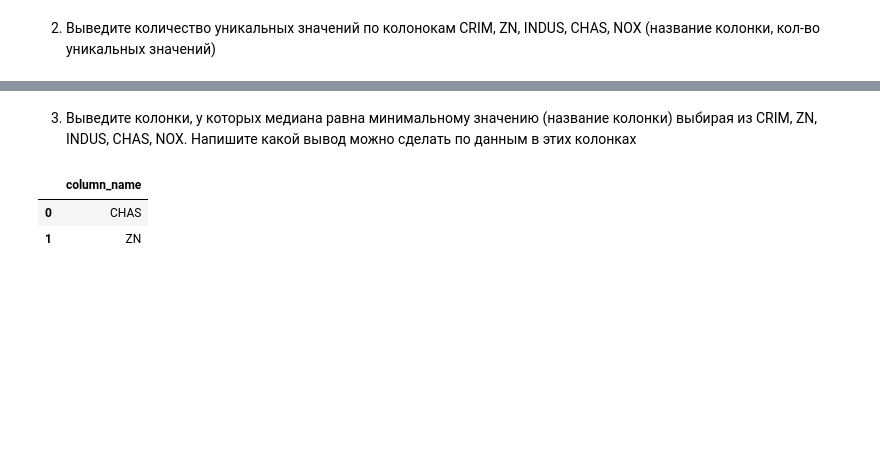
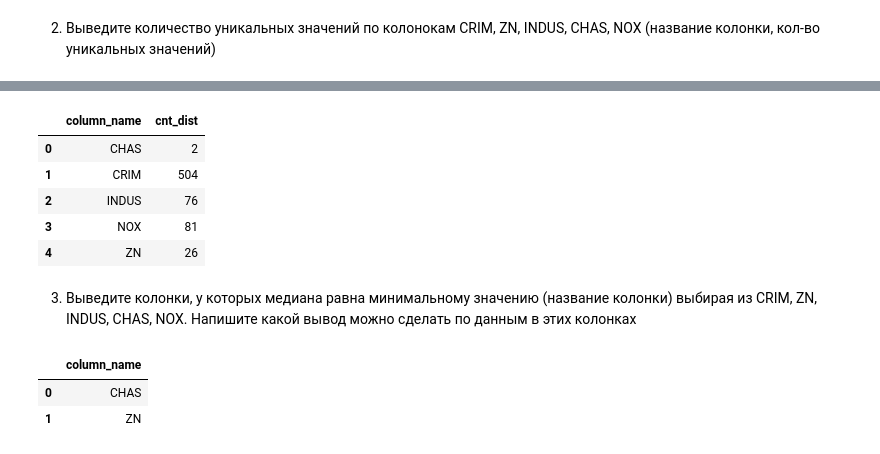
Before and after one commit to AlbrtKrd/DS_Reebot, a Jupyter notebook: sql/Lesson_2/HW_2_sql.ipynb, the cells around one changed output, grey strips where cells are left out. Cells and saved outputs as stored; diff of their text form; code cells hidden in the pictures; blank space fills up the shorter version.

```diff
--- a/sql/Lesson_2/HW_2_sql.ipynb
+++ b/sql/Lesson_2/HW_2_sql.ipynb
@@ -67,3 +59,22 @@ pd.read_sql(
+# %%
+tasks+=1
+pd.read_sql(
+    '''
+    select 'CRIM' as column_name, count(distinct CRIM) as cnt_dist from boston union
+    select 'ZN' as column_name, count(distinct ZN) as cnt_dist from boston union
+    select 'INDUS' as column_name, count(distinct INDUS) as cnt_dist from boston union
+    select 'CHAS' as column_name, count(distinct CHAS) as cnt_dist from boston union
+    select 'NOX' as column_name, count(distinct NOX) as cnt_dist from boston
+    ''',
+    con,
+)
+# %% [output]
+|  | column_name | cnt_dist |
+| 0 | CHAS | 2 |
+| 1 | CRIM | 504 |
+| 2 | INDUS | 76 |
+| 3 | NOX | 81 |
+| 4 | ZN | 26 |
 # %% [markdown]
 3. Выведите колонки, у которых медиана равна минимальному значению (название колонки) выбирая из CRIM, ZN, INDUS, CHAS, NOX.
 Напишите какой вывод можно сделать по данным в этих колонках
```
Also changed, not shown: parts of 17 cells of this notebook.
